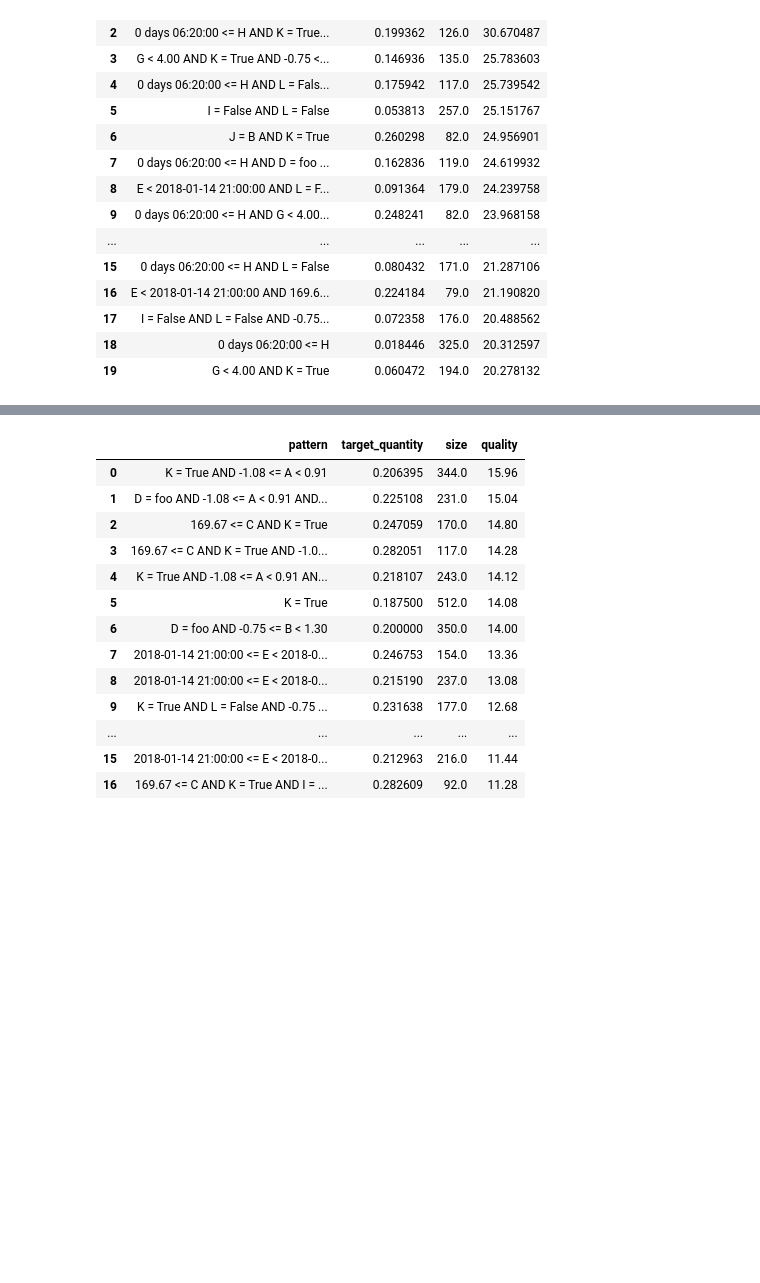
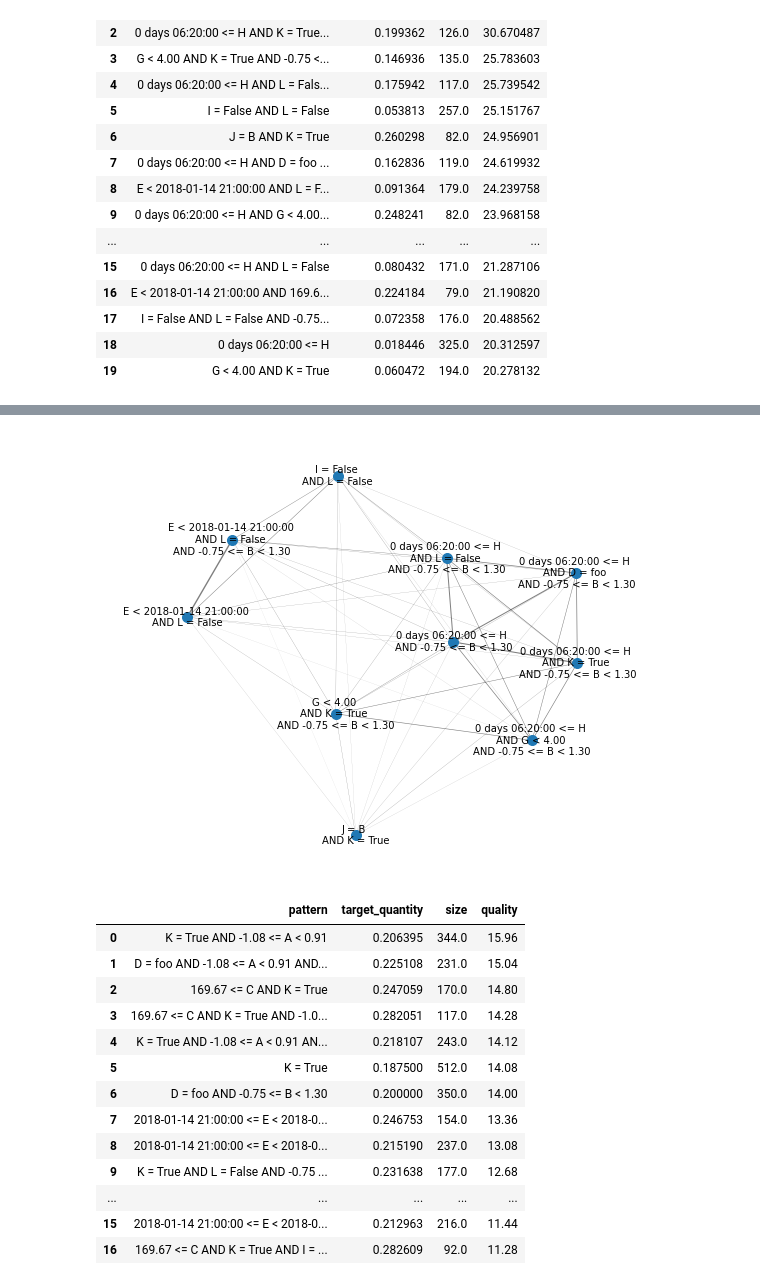
Before and after one commit to cslab-hub/sd4py, a Jupyter notebook: Extra functions development.ipynb, the cells around one changed output, grey strips where cells are left out. Cells and saved outputs as stored; diff of their text form; code cells hidden in the pictures; blank space fills up the shorter version.

```diff
--- a/Extra functions development.ipynb
+++ b/Extra functions development.ipynb
@@ -202,0 +233,13 @@ subgroups.to_df().merge(confidence_intervals(subgroups, df2, "A", number_simulat
+# %%
+adjacency = np.zeros((len(subgroups.subgroups), len(subgroups.subgroups)))
+
+for idx1, subgroup1 in enumerate(subgroups.subgroups):
+
+    for idx2, subgroup2 in enumerate(subgroups.subgroups):
+
+        if idx1 < idx2:
+
+            indices1 = subgroup1.get_indices(df2)
+            indices2 = subgroup2.get_indices(df2)
+
+            adjacency[idx1, idx2] = indices1.intersection(indices2).size / indices1.union(indices2).size
@@ -203,3 +248,29 @@ subgroups.to_df().merge(confidence_intervals(subgroups, df2, "A", number_simulat
+# %%
+G = nx.from_numpy_matrix(adjacency[:10,:10])
+
+G = nx.relabel_nodes(G, mapping={idx:re.sub('AND', '\nAND', str(sg)) for idx, sg in enumerate(subgroups.subgroups)})
+
+pos = nx.spring_layout(G, seed=7)  # positions for all nodes - seed for reproducibility
+
+# nodes
+nx.draw_networkx_nodes(G, pos, node_size=100)
+
+# edges
+nx.draw_networkx_edges(
+    G, pos, alpha=0.5,
+    width = [2 * x for x in nx.get_edge_attributes(G,'weight').values()]
+)
+
+# labels
+nx.draw_networkx_labels(G, pos, font_size=10, font_family="sans-serif")
+
+plt.gcf().set_size_inches(10,8)
+plt.margins(x=0.15)
+plt.gca().set_frame_on(False)
+
+plt.show()
+# %% [output]
+[figure, added]
 # %%
 ## Next let's go for precision, recall and F1 for nominal targets, and Hedge's G for numerics
 # %%
```
Also changed, not shown: parts of 10 cells of this notebook.
